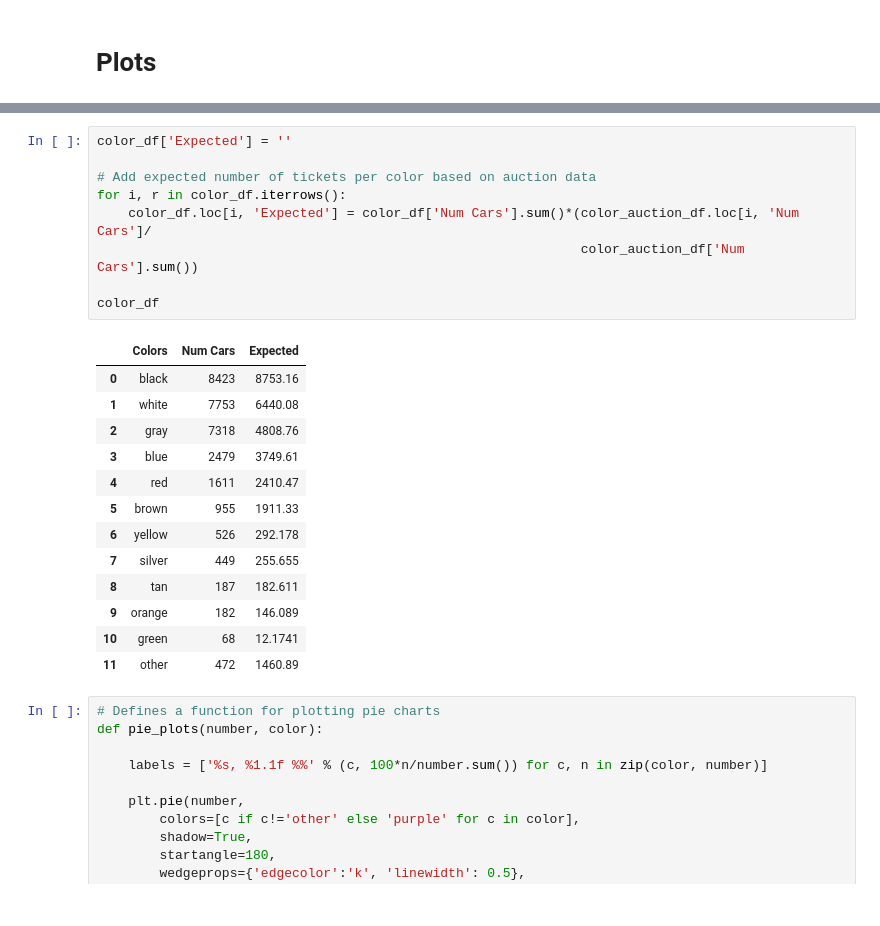
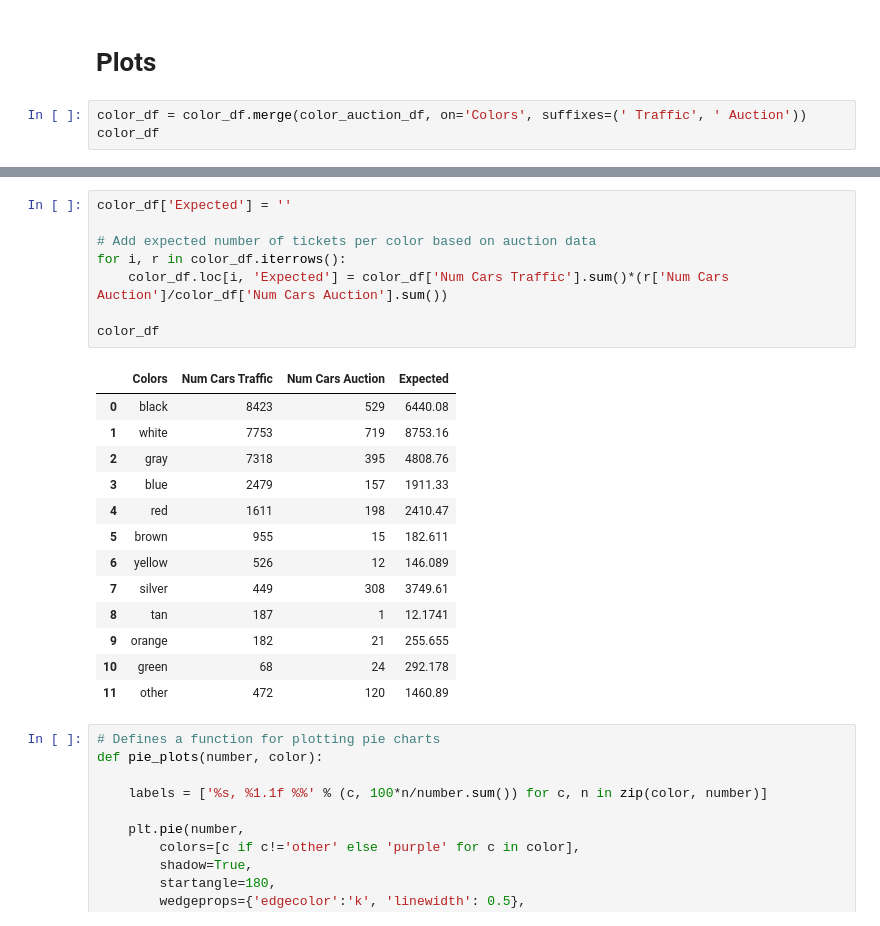
Before and after one commit to RyanAdamGonzalez1996/Project1, a Jupyter notebook: Vehicle_Color.ipynb, the cells around one changed output, grey strips where cells are left out. Drawn from its saved outputs; the diff is of its cells as text.

```diff
--- a/Vehicle_Color.ipynb
+++ b/Vehicle_Color.ipynb
@@ -148,3 +148,6 @@ color_auction_df
 | 11 | other | 120 |
 # %% [markdown]
 # Plots
+# %%
+color_df = color_df.merge(color_auction_df, on='Colors', suffixes=(' Traffic', ' Auction'))
+color_df
@@ -151,26 +168,25 @@ color_auction_df
 # %%
 color_df['Expected'] = ''
 
 # Add expected number of tickets per color based on auction data
 for i, r in color_df.iterrows():
-    color_df.loc[i, 'Expected'] = color_df['Num Cars'].sum()*(color_auction_df.loc[i, 'Num Cars']/
-                                                              color_auction_df['Num Cars'].sum())
+    color_df.loc[i, 'Expected'] = color_df['Num Cars Traffic'].sum()*(r['Num Cars Auction']/color_df['Num Cars Auction'].sum())
 
 color_df
 # %% [output]
-|  | Colors | Num Cars | Expected |
-| 0 | black | 8423 | 8753.16 |
-| 1 | white | 7753 | 6440.08 |
-| 2 | gray | 7318 | 4808.76 |
-| 3 | blue | 2479 | 3749.61 |
-| 4 | red | 1611 | 2410.47 |
-| 5 | brown | 955 | 1911.33 |
-| 6 | yellow | 526 | 292.178 |
-| 7 | silver | 449 | 255.655 |
-| 8 | tan | 187 | 182.611 |
-| 9 | orange | 182 | 146.089 |
-| 10 | green | 68 | 12.1741 |
-| 11 | other | 472 | 1460.89 |
+|  | Colors | Num Cars Traffic | Num Cars Auction | Expected |
+| 0 | black | 8423 | 529 | 6440.08 |
+| 1 | white | 7753 | 719 | 8753.16 |
+| 2 | gray | 7318 | 395 | 4808.76 |
+| 3 | blue | 2479 | 157 | 1911.33 |
+| 4 | red | 1611 | 198 | 2410.47 |
+| 5 | brown | 955 | 15 | 182.611 |
+| 6 | yellow | 526 | 12 | 146.089 |
+| 7 | silver | 449 | 308 | 3749.61 |
+| 8 | tan | 187 | 1 | 12.1741 |
+| 9 | orange | 182 | 21 | 255.655 |
+| 10 | green | 68 | 24 | 292.178 |
+| 11 | other | 472 | 120 | 1460.89 |
 # %%
 # Defines a function for plotting pie charts
 def pie_plots(number, color):
```
Also changed, not shown: parts of 6 cells of this notebook, 2 other files.
